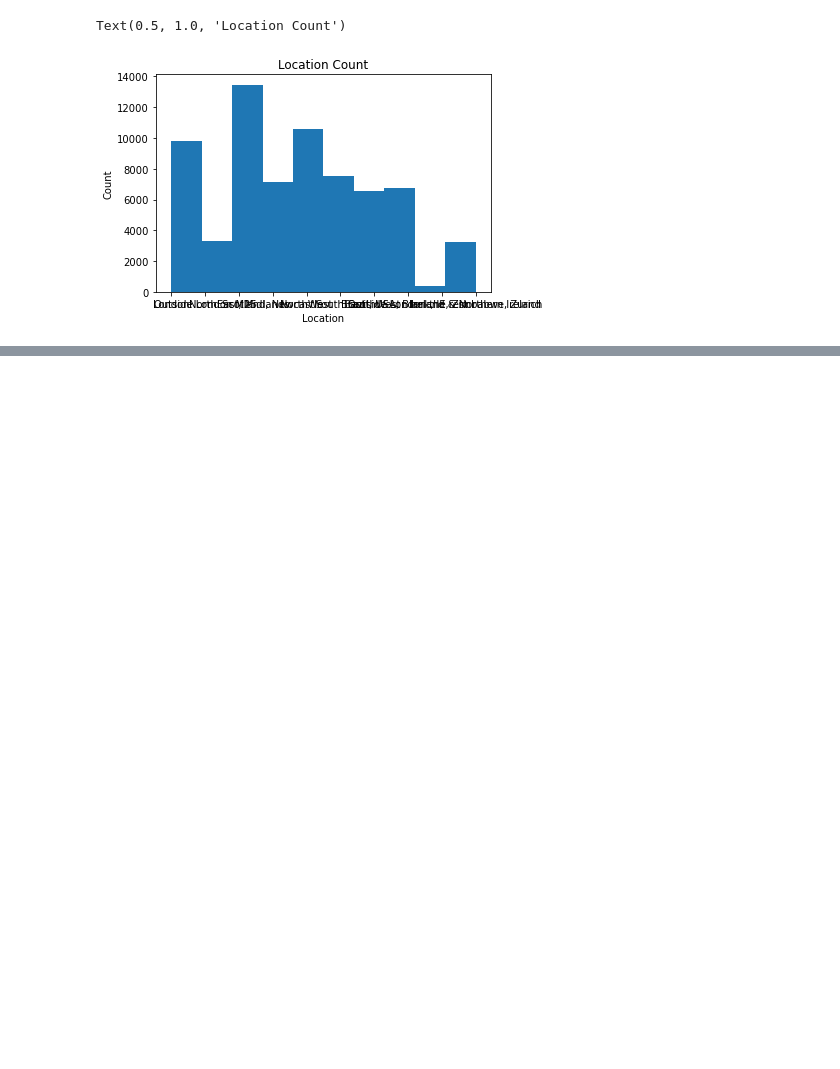
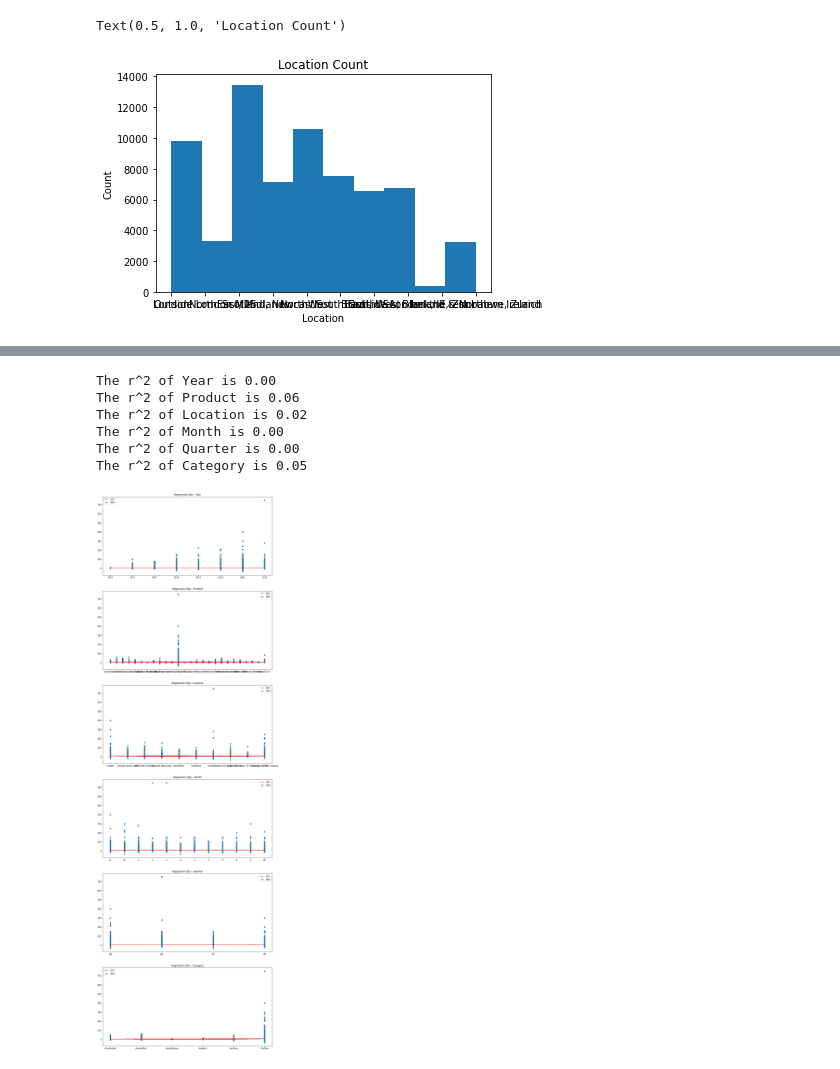
Before and after one commit to Rushayeal/Dissertation, a Jupyter notebook: Source/Rushayeal-Forecasting.ipynb, the cells around one changed output, grey strips where cells are left out. Saved outputs shown, nothing was run; the diff lists cells and outputs as text; code cells hidden in the pictures; blank space fills up the shorter version.

```diff
--- a/Source/Rushayeal-Forecasting.ipynb
+++ b/Source/Rushayeal-Forecasting.ipynb
@@ -419,0 +541,22 @@ plt.show()
+# %%
+import statsmodels.formula.api as smf
+
+features = ['Year', 'Product', 'Location', 'Month', 'Quarter', 'Category']
+
+fig, ax = plt.subplots(len(features), 1, figsize=(15, 50))
+
+for i in range(0, len(features)):
+    model = smf.ols('Qty~'+features[i], df_sales).fit()
+    print('The r^2 of {} is {:.2f}'.format(features[i], model.rsquared))
+    ax[i].scatter(df_sales[features[i]], df_sales.Qty, label='data')
+    ax[i].plot(df_sales[features[i]], model.fittedvalues, color='red', label='OLS')
+    ax[i].legend()
+    ax[i].set_title('Regression Qty~ '+features[i])
+# %% [output]
+The r^2 of Year is 0.00
+The r^2 of Product is 0.06
+The r^2 of Location is 0.02
+The r^2 of Month is 0.00
+The r^2 of Quarter is 0.00
+The r^2 of Category is 0.05
+[figure, added]
```
Also changed, not shown: parts of 25 cells of this notebook, 3 other files.
